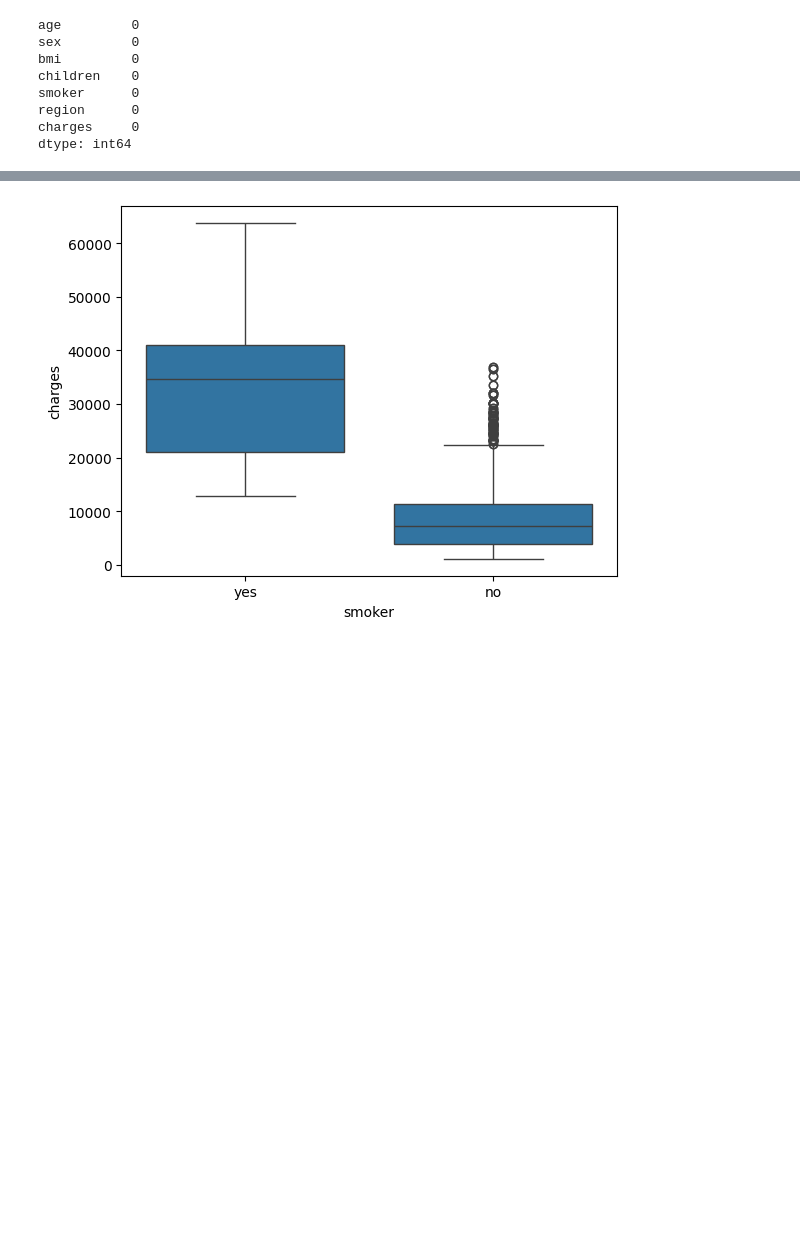
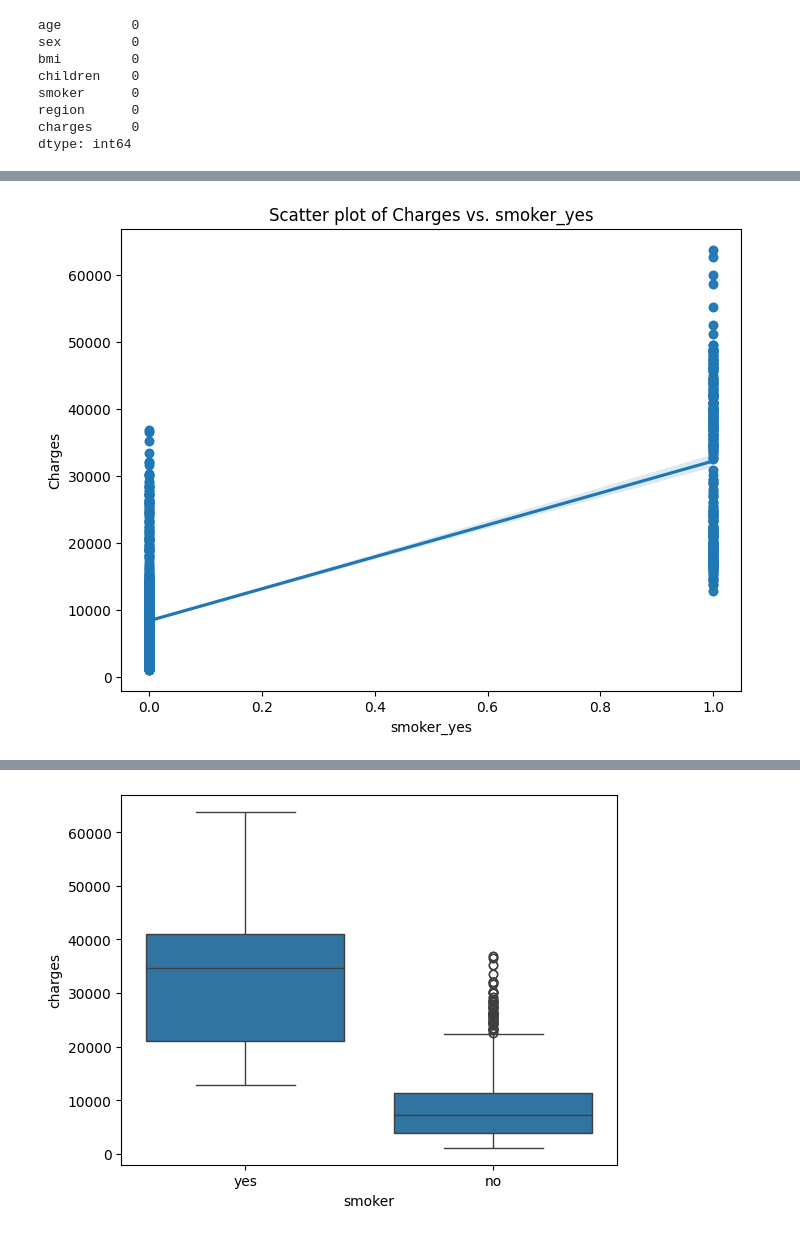
Before and after one commit to GirmaSis/Data_analytics_on_medical_insurance_costs, a Jupyter notebook: medical_costs.ipynb, the cells around one changed output, grey strips where cells are left out. Cells and saved outputs as stored; diff of their text form; code cells hidden in the pictures; blank space fills up the shorter version.

```diff
--- a/medical_costs.ipynb
+++ b/medical_costs.ipynb
@@ -46,0 +94,12 @@ plt.show()
+# %%
+
+# Plotting
+for feature in strong_corr_features:
+    plt.figure(figsize=(8, 6))
+    sns.regplot(x=data_encoded['feature'], y=data_encoded['charges'])
+    plt.title(f'Scatter plot of Charges vs. {feature}')
+    plt.xlabel(feature)
+    plt.ylabel('Charges')
+    plt.show()
+# %% [output]
+[figure, added]
```
Also changed, not shown: parts of 8 cells of this notebook, 1 other file.
